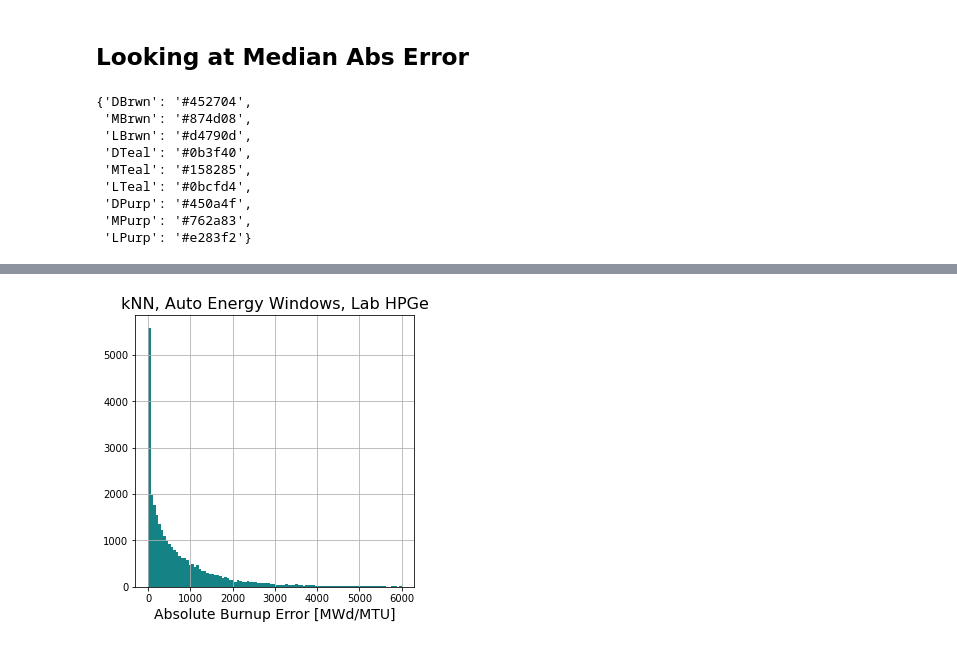
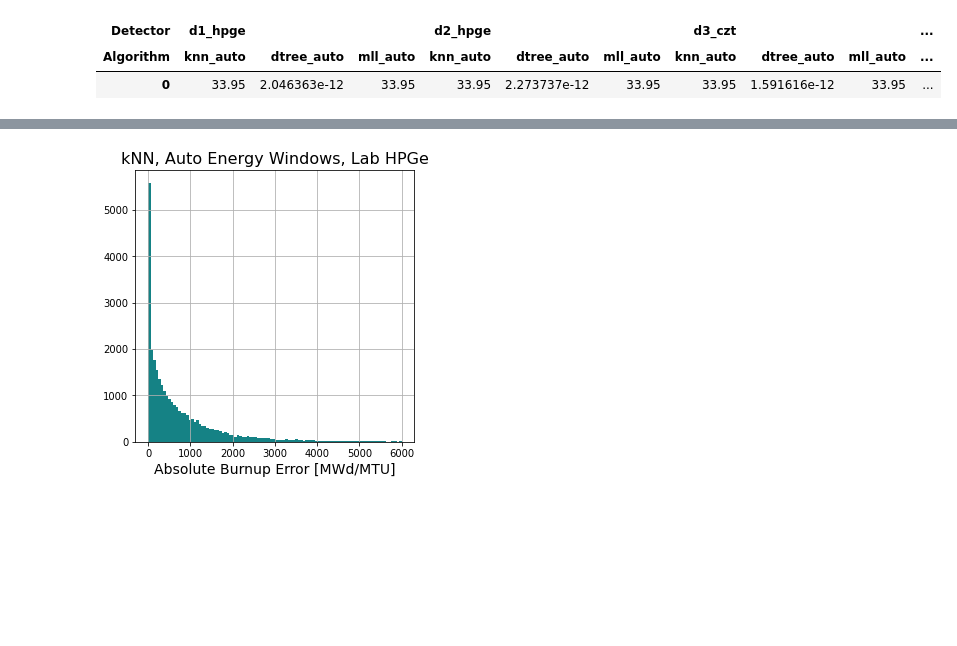
Before and after one commit to opotowsky/process_results, a Jupyter notebook: error_histogram.ipynb, the cells around one changed output, grey strips where cells are left out. Saved outputs shown, nothing was run; the diff lists cells and outputs as text; code cells hidden in the pictures; blank space fills up the shorter version.

```diff
--- a/error_histogram.ipynb
+++ b/error_histogram.ipynb
@@ -21,3 +14,7 @@ learn_nuc = rdrive + 'scikit/nuc_conc/'
+# %%
+rdrive = '/mnt/researchdrive/BOX_INTERNAL/opotowsky/processed_results/'
+abs_dir = rdrive + 'abserr/'
+rel_dir = rdrive + 'relerr/'
 # %%
 # uncertainty for both MLL and Scikit are now sqrt(counts), but implemented differently (std dev versus rand err method in scikit)
 # nuc and act trainsets use flat 5% unc/rand err
@@ -30,2 +26,0 @@ csv_end = '_mimic_mll.csv'
-# %% [markdown]
-## Looking at Median Abs Error
@@ -34,12 +32,7 @@ df = pd.read_pickle(results_dir + 'burnup_auto_abserr_mll_scikit_compare.pkl')
-# %%
-colors
-# %% [output]
-{'DBrwn': '#452704',
- 'MBrwn': '#874d08',
- 'LBrwn': '#d4790d',
- 'DTeal': '#0b3f40',
- 'MTeal': '#158285',
- 'LTeal': '#0bcfd4',
- 'DPurp': '#450a4f',
- 'MPurp': '#762a83',
- 'LPurp': '#e283f2'}
+# %%
+df_sub = df.drop(dropme, axis=1)
+df_sub.head(1)
+# %% [output]
+| Detector | d1_hpge |  |  | d2_hpge |  |  | d3_czt |  |  | ... |
+| Algorithm | knn_auto | dtree_auto | mll_auto | knn_auto | dtree_auto | mll_auto | knn_auto | dtree_auto | mll_auto | ... |
+| 0 | 33.95 | 2.046363e-12 | 33.95 | 33.95 | 2.273737e-12 | 33.95 | 33.95 | 1.591616e-12 | 33.95 | ... |
```
Also changed, not shown: parts of 12 cells of this notebook.
